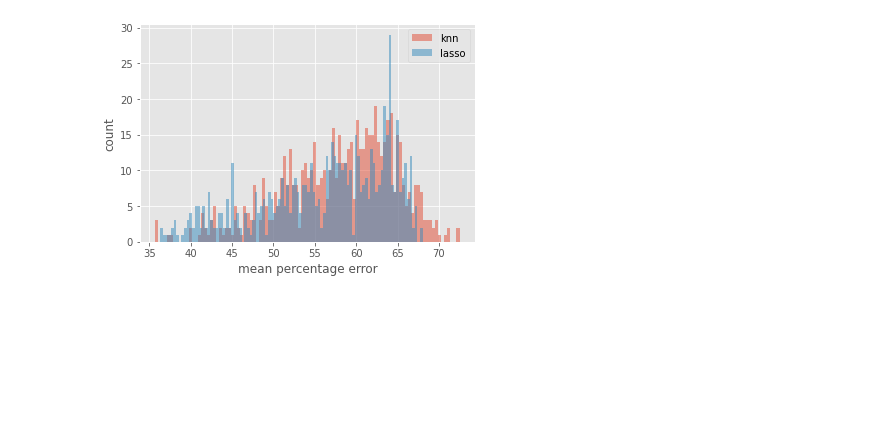
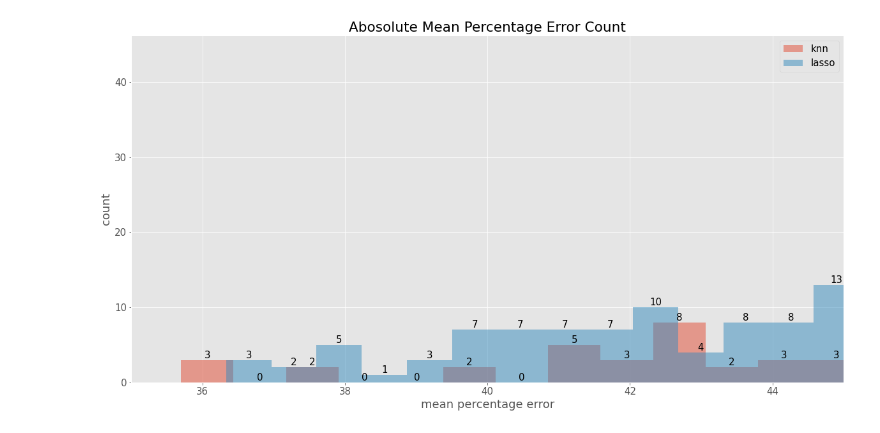
Before and after one commit to 2454511550Lin/ml-diabetes, a Jupyter notebook: visualization.ipynb, the cells around one changed output. Saved outputs shown, nothing was run; the diff lists cells and outputs as text; code cells hidden in the pictures; blank space fills up the shorter version.

```diff
--- a/visualization.ipynb
+++ b/visualization.ipynb
@@ -9,17 +9,27 @@ df_lasso = pd.read_csv(path_lasso)
 # %%
 # plot the df_knn and df_lasso as histograms
 
 import pandas as pd
 import matplotlib.pyplot as plt
 import numpy as np
 
 plt.style.use('ggplot')
-plt.hist(df_knn['mean'], bins=100, alpha=0.5, label='knn')
-plt.hist(df_lasso['mean'], bins=100, alpha=0.5, label='lasso')
+
+# set plot size
+plt.rcParams['figure.figsize'] = [20, 10]
+# set font size
+plt.rcParams.update({'font.size': 15})
+
+counts, edges, bars = plt.hist(df_knn['mean'], bins=50, alpha=0.5, label='knn')
+plt.bar_label(bars)
+counts, edges, bars =plt.hist(df_lasso['mean'], bins=50, alpha=0.5, label='lasso')
+plt.bar_label(bars)
+
 plt.xlabel('mean percentage error')
+plt.xlim(35, 45)
 plt.ylabel('count')
 plt.legend(loc='upper right')
-
+plt.title("Abosolute Mean Percentage Error Count")
 plt.show()
 # %% [output]
-[figure, old version]
+[figure, new version]
```
Also changed, not shown: 1 other file.
